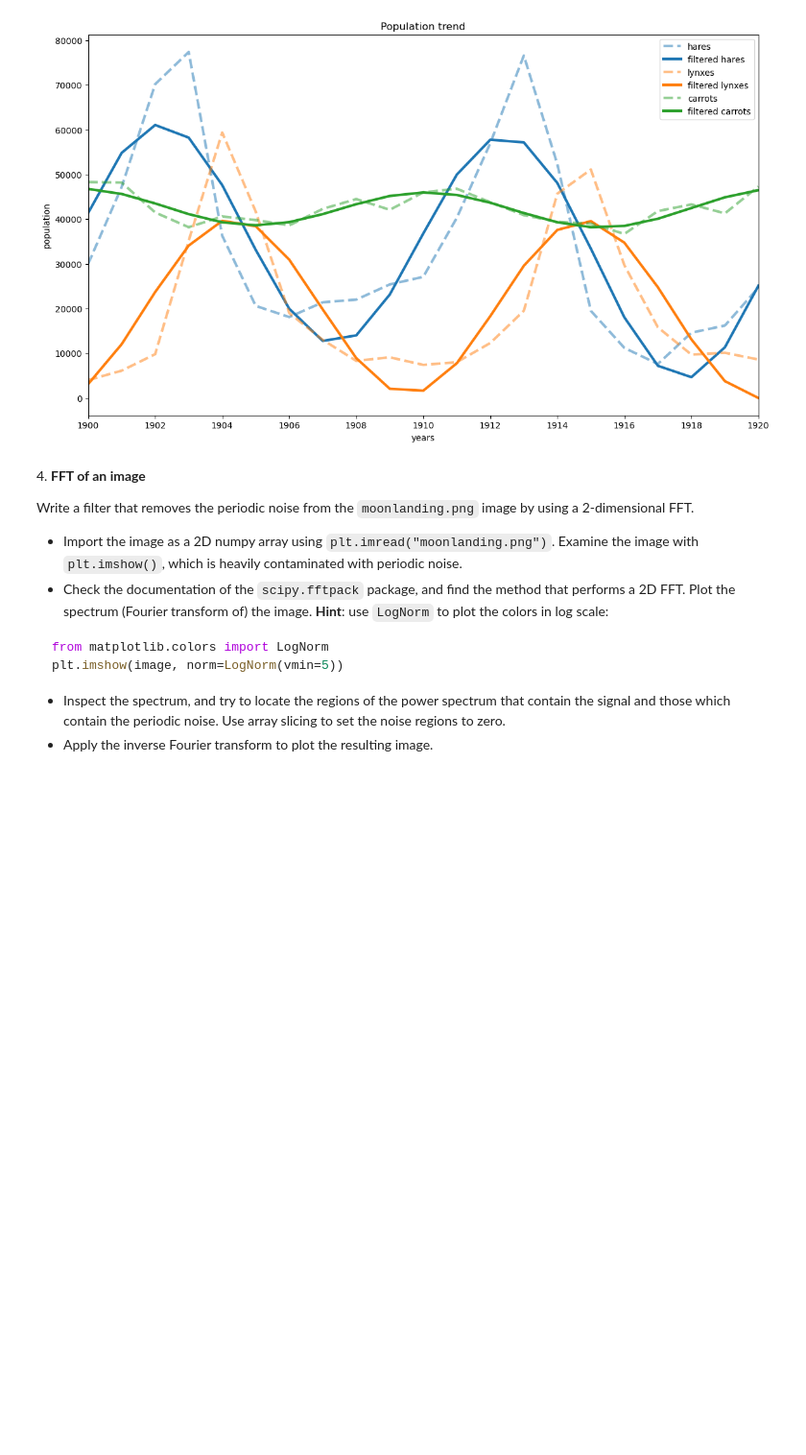
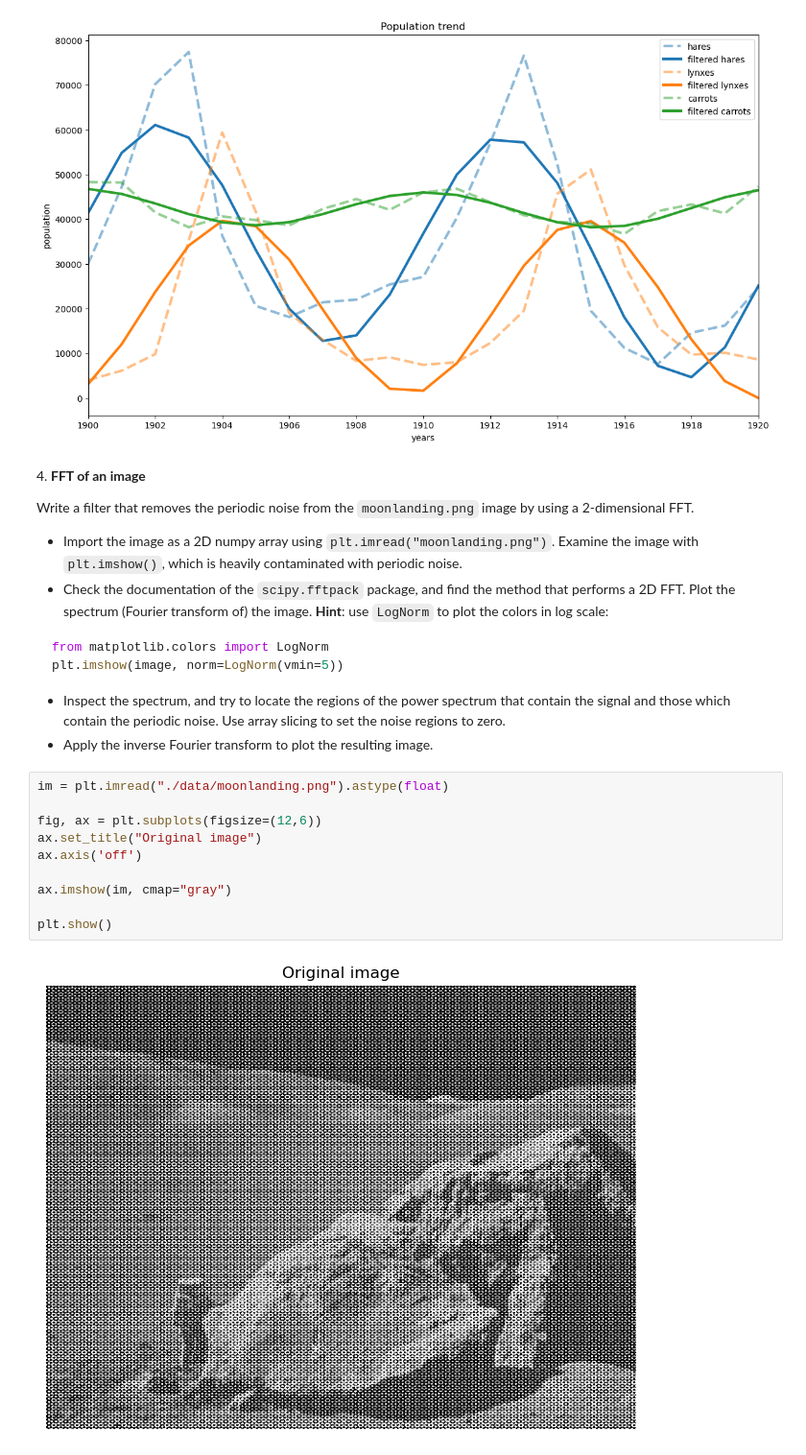
Before and after one commit to PhysicsOfData/LaboratoryOfComputationalPhysics_Y4, a Jupyter notebook: 09ex_algorithms.ipynb, the cells around one changed output. Shown at 96% size. Drawn from its saved outputs; the diff is of its cells as text; blank space fills up the shorter version.

````diff
--- a/09ex_algorithms.ipynb
+++ b/09ex_algorithms.ipynb
@@ -364,3 +365,15 @@ plt.imshow(image, norm=LogNorm(vmin=5))
 ```
 * Inspect the spectrum, and try to locate the regions of the power spectrum that contain the signal and those which contain the periodic noise. Use array slicing to set the noise regions to zero.
 * Apply the inverse Fourier transform to plot the resulting image.
+# %%
+im = plt.imread("./data/moonlanding.png").astype(float)
+
+fig, ax = plt.subplots(figsize=(12,6))
+ax.set_title("Original image")
+ax.axis('off')
+
+ax.imshow(im, cmap="gray")
+
+plt.show()
+# %% [output]
+[figure, added]
````
Also changed, not shown: parts of 4 cells of this notebook, 1 other file.
